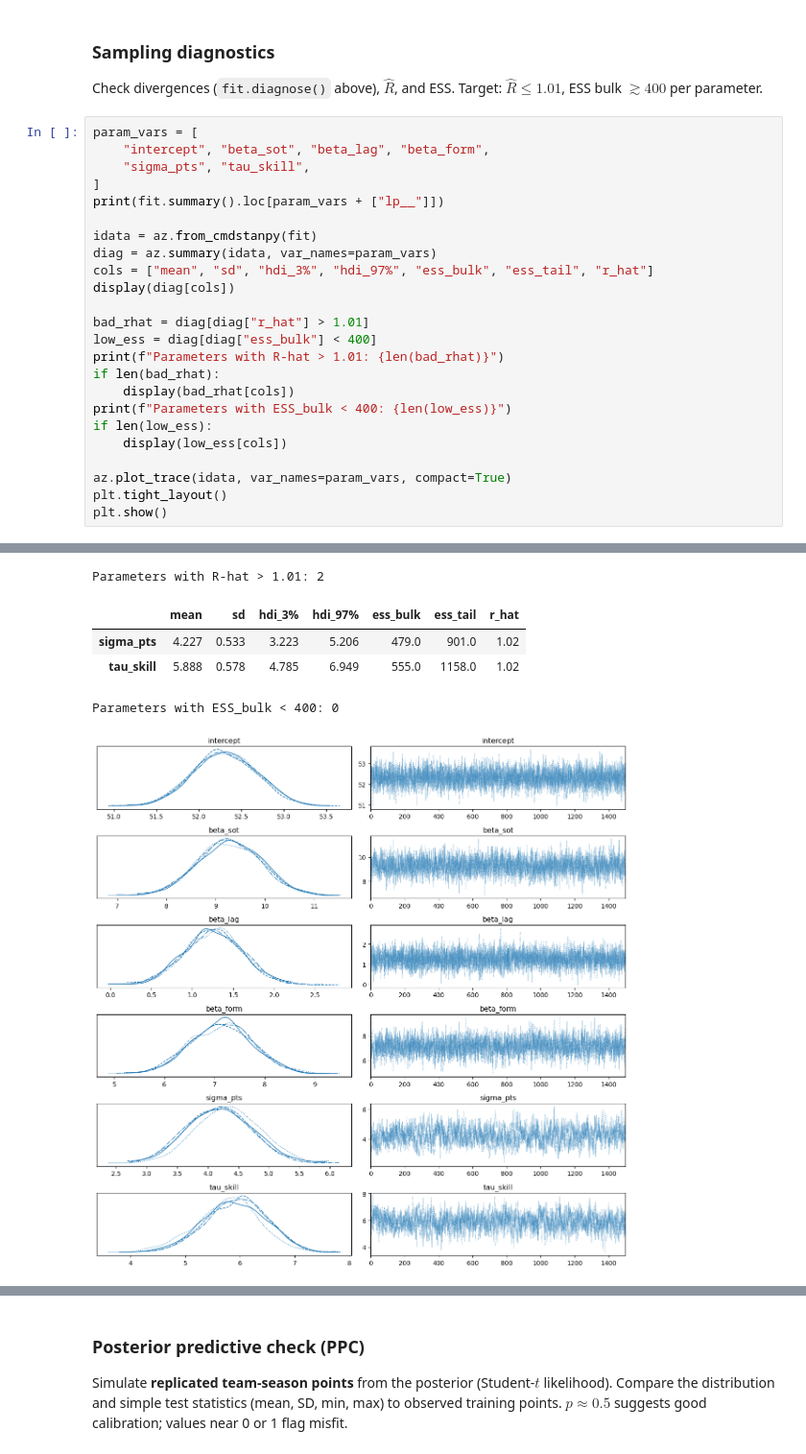
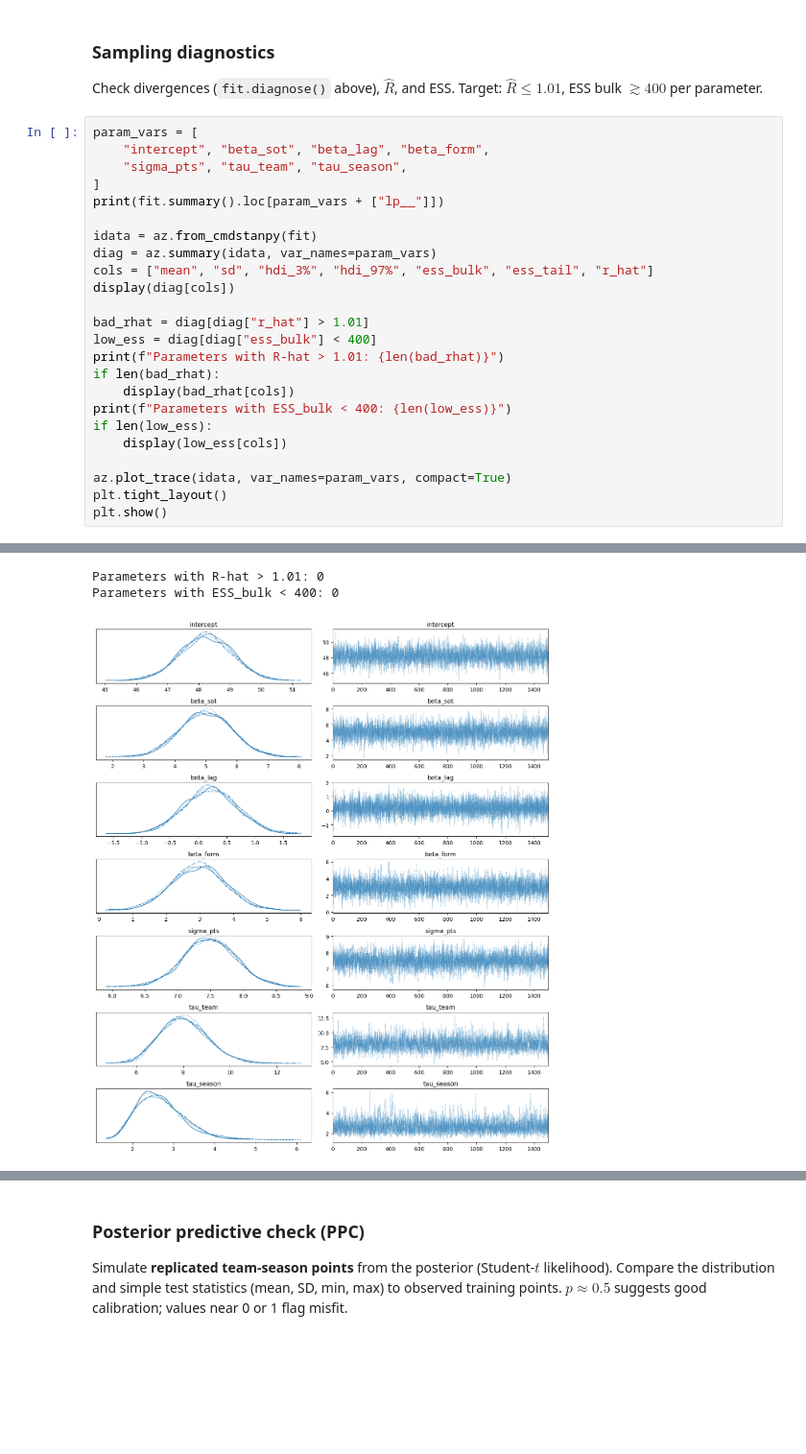
Before and after one commit to Geq0nek/DA_Project, a Jupyter notebook: 03_model2_hierarchical.ipynb, the cells around one changed output, grey strips where cells are left out. Shown at 96% size. Drawn from its saved outputs; the diff is of its cells as text; blank space fills up the shorter version.

```diff
--- a/03_model2_hierarchical.ipynb
+++ b/03_model2_hierarchical.ipynb
@@ -114,7 +106,7 @@ Target: $\hat{R} \leq 1.01$, ESS bulk $\gtrsim 400$ per parameter.
 # %%
 param_vars = [
     "intercept", "beta_sot", "beta_lag", "beta_form",
-    "sigma_pts", "tau_skill",
+    "sigma_pts", "tau_team", "tau_season",
 ]
 print(fit.summary().loc[param_vars + ["lp__"]])
 
@@ -163,6 +158,3 @@ lp__      -1003.63000 -928.01900   421.115   696.550  1.02196
-Parameters with R-hat > 1.01: 2
+Parameters with R-hat > 1.01: 0
+Parameters with ESS_bulk < 400: 0
-|  | mean | sd | hdi_3% | hdi_97% | ess_bulk | ess_tail | r_hat |
-| sigma_pts | 4.227 | 0.533 | 3.223 | 5.206 | 479.0 | 901.0 | 1.02 |
-| tau_skill | 5.888 | 0.578 | 4.785 | 6.949 | 555.0 | 1158.0 | 1.02 |
-Parameters with ESS_bulk < 400: 0
-[figure, old version]
+[figure, new version]
```
Also changed, not shown: parts of 13 cells of this notebook, 9 other files.
